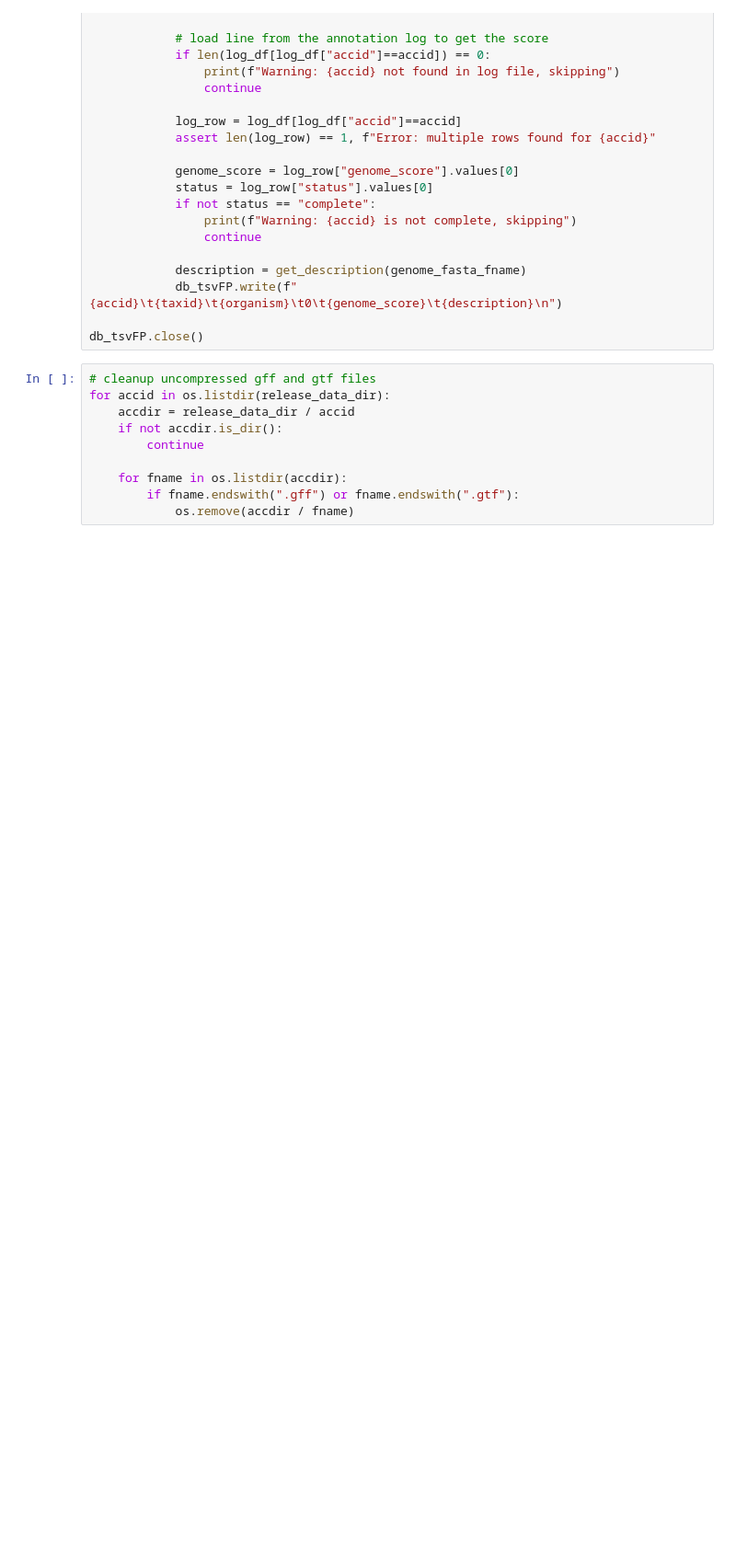
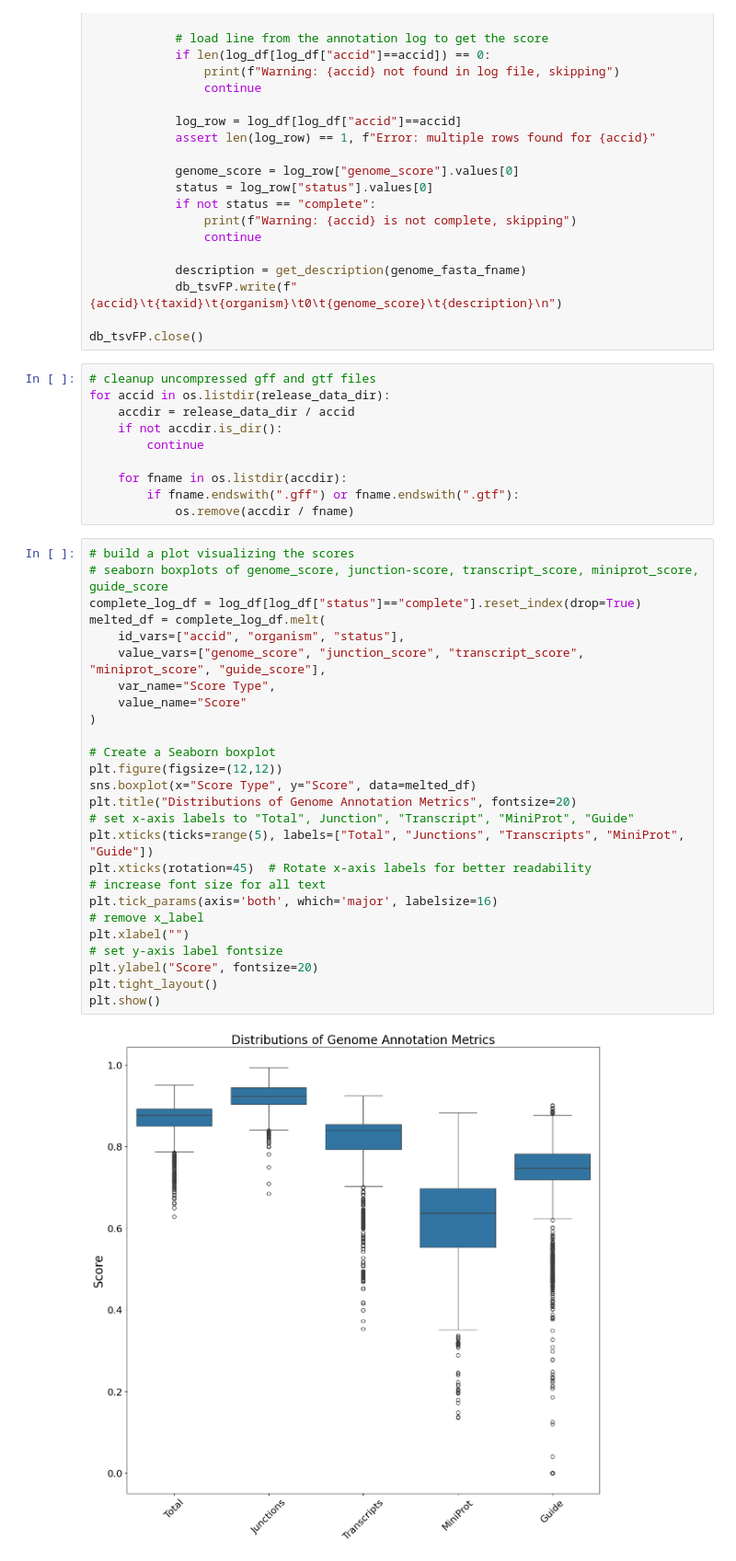
Before and after one commit to alevar/HIV_Atlas_creation, a Jupyter notebook: notebooks/build_release.ipynb, the cells around one changed output. Shown at 92% size. Cells and saved outputs as stored; diff of their text form; blank space fills up the shorter version.

```diff
--- a/notebooks/build_release.ipynb
+++ b/notebooks/build_release.ipynb
@@ -209,3 +225,31 @@ for accid in os.listdir(release_data_dir):
     for fname in os.listdir(accdir):
         if fname.endswith(".gff") or fname.endswith(".gtf"):
             os.remove(accdir / fname)
+# %%
+# build a plot visualizing the scores
+# seaborn boxplots of genome_score, junction-score, transcript_score, miniprot_score, guide_score
+complete_log_df = log_df[log_df["status"]=="complete"].reset_index(drop=True)
+melted_df = complete_log_df.melt(
+    id_vars=["accid", "organism", "status"],
+    value_vars=["genome_score", "junction_score", "transcript_score", "miniprot_score", "guide_score"],
+    var_name="Score Type",
+    value_name="Score"
+)
+
+# Create a Seaborn boxplot
+plt.figure(figsize=(12,12))
+sns.boxplot(x="Score Type", y="Score", data=melted_df)
+plt.title("Distributions of Genome Annotation Metrics", fontsize=20)
+# set x-axis labels to "Total", Junction", "Transcript", "MiniProt", "Guide"
+plt.xticks(ticks=range(5), labels=["Total", "Junctions", "Transcripts", "MiniProt", "Guide"])
+plt.xticks(rotation=45)  # Rotate x-axis labels for better readability
+# increase font size for all text
+plt.tick_params(axis='both', which='major', labelsize=16)
+# remove x_label
+plt.xlabel("")
+# set y-axis label fontsize
+plt.ylabel("Score", fontsize=20)
+plt.tight_layout()
+plt.show()
+# %% [output]
+[figure, added]
```
Also changed, not shown: parts of 2 cells of this notebook, 1 other file.
